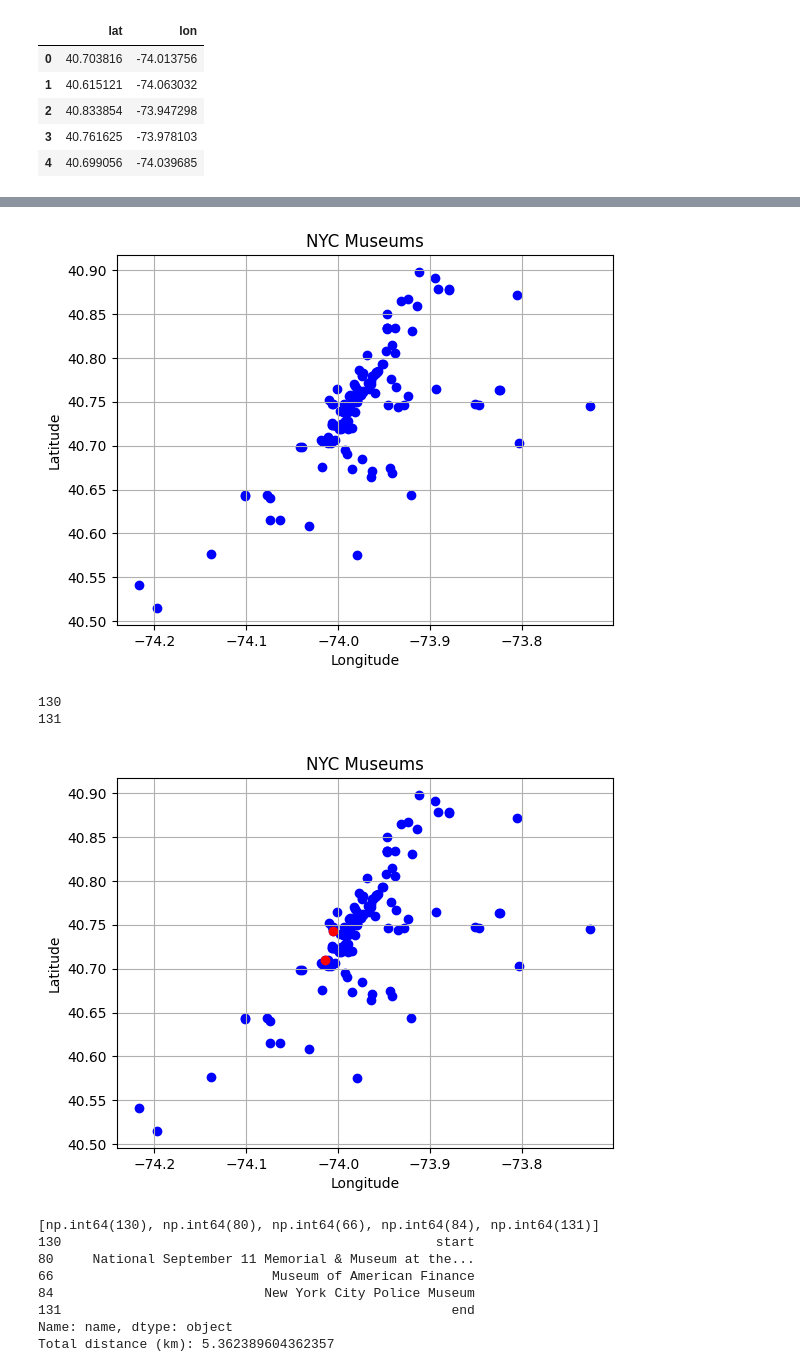
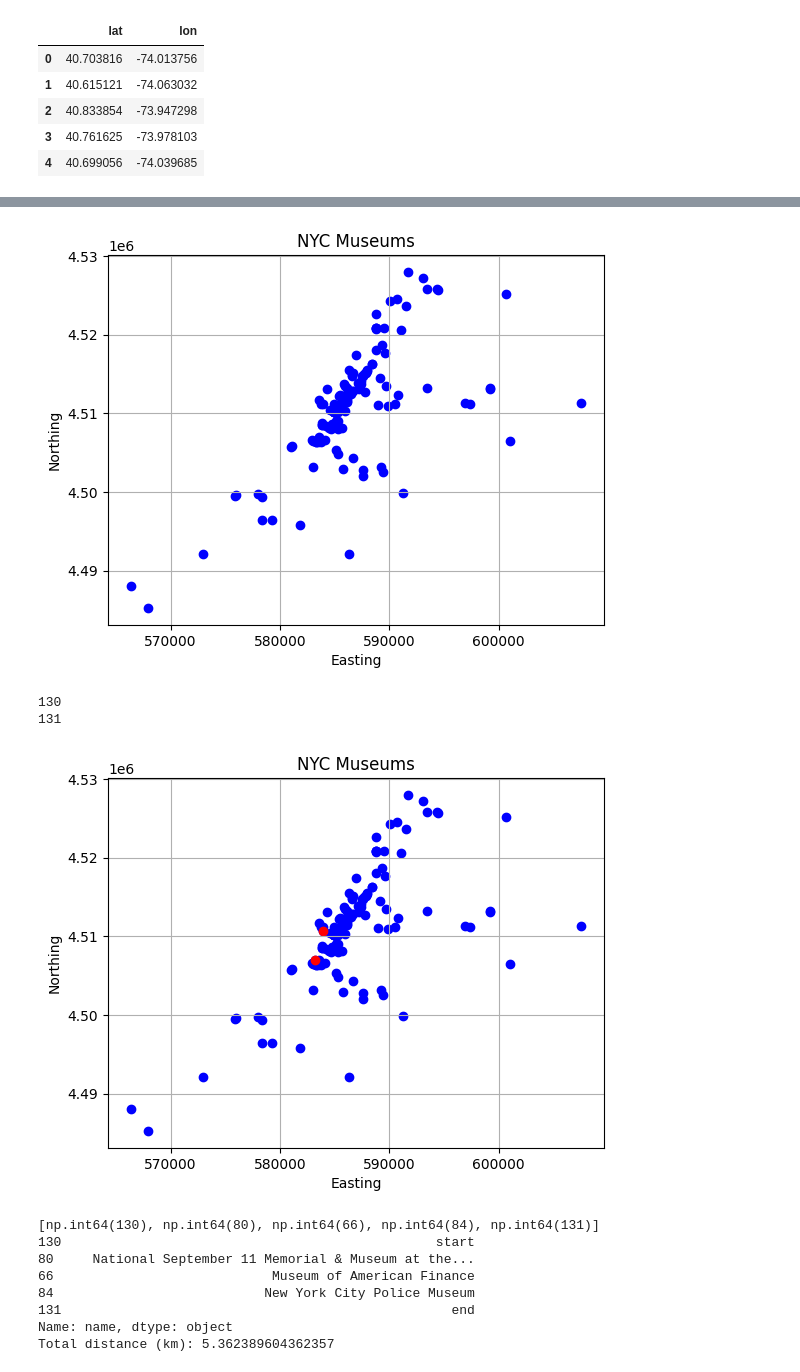
Before and after one commit to ath3naw/Itinerary-Optimizer, a Jupyter notebook: analysis.ipynb, the cells around one changed output, grey strips where cells are left out. Drawn from its saved outputs; the diff is of its cells as text; code cells hidden in the pictures.

```diff
--- a/analysis.ipynb
+++ b/analysis.ipynb
@@ -95,8 +95,6 @@ df[["lat", "lon"]].head()
 | 2 | 40.833854 | -73.947298 |
 | 3 | 40.761625 | -73.978103 |
 | 4 | 40.699056 | -74.039685 |
-# %%
-df = df.drop(columns=["the_geom"])
 # %%
 df["indoor"] = True
 df["museum"] = True
@@ -117,0 +116,11 @@ df
+# %%
+import utm
+coords = [
+    utm.from_latlon(lat, lon)
+    for lat, lon in zip(df["lat"], df["lon"])
+]
+
+df[["easting", "northing", "zone_number", "zone_letter"]] = coords
+# %%
+df = df.drop(columns=["the_geom", "zone_number", "zone_letter"])
+df
@@ -118,14 +141,14 @@ df
 # %%
 import matplotlib.pyplot as plt
 
-plt.scatter(df["lon"], df["lat"], c='blue', marker='o')
-plt.xlabel('Longitude')
-plt.ylabel('Latitude')
+plt.scatter(df["easting"], df["northing"], c='blue', marker='o')
+plt.xlabel('Easting')
+plt.ylabel('Northing')
 plt.title('NYC Museums')
 plt.grid()
 plt.show()
 # %% [output]
-[figure, old version]
+[figure, new version]
 # %%
 start_lat = input("Enter your starting address latitude: ")
 start_lon = input("Enter your starting address longitude: ")
@@ -141,7 +164,9 @@ start_lon = -74.0145
 end_lat = 40.7424
 end_lon = -74.0061
 # %%
-data = {"name": ["start", "end"], "lat": [float(start_lat), float(end_lat)], "lon": [float(start_lon), float(end_lon)]}
+data = {"name": ["start", "end"], "lat": [float(start_lat), float(end_lat)], "lon": [float(start_lon), float(end_lon)],
+        "easting": [utm.from_latlon(float(start_lat), float(start_lon))[0], utm.from_latlon(float(end_lat), float(end_lon))[0]],
+        "northing": [utm.from_latlon(float(start_lat), float(start_lon))[1], utm.from_latlon(float(end_lat), float(end_lon))[1]],}
 df = pd.concat([df, pd.DataFrame(data)], ignore_index=True)
 # %%
 start_idx = df.index[(df["name"] == "start")][0]
@@ -153,16 +178,16 @@ print(end_idx)
 131
 # %%
 plt.figure()
-plt.scatter(df["lon"], df["lat"], c='blue', marker='o')
-plt.xlabel('Longitude')
-plt.ylabel('Latitude')
+plt.scatter(df["easting"], df["northing"], c='blue', marker='o')
+plt.xlabel('Easting')
+plt.ylabel('Northing')
 plt.title('NYC Museums')
-plt.scatter(df["lon"].iloc[start_idx], df["lat"].iloc[start_idx], c='red', marker='o')
-plt.scatter(df["lon"].iloc[end_idx], df["lat"].iloc[end_idx], c='red', marker='o')
+plt.scatter(df["easting"].iloc[start_idx], df["northing"].iloc[start_idx], c='red', marker='o')
+plt.scatter(df["easting"].iloc[end_idx], df["northing"].iloc[end_idx], c='red', marker='o')
 plt.grid()
 plt.show()
 # %% [output]
-[figure, old version]
+[figure, new version]
 # %%
 # want to look at closest 10 points
 from sklearn.neighbors import BallTree
```
Also changed, not shown: parts of 16 cells of this notebook, 1 other file.
